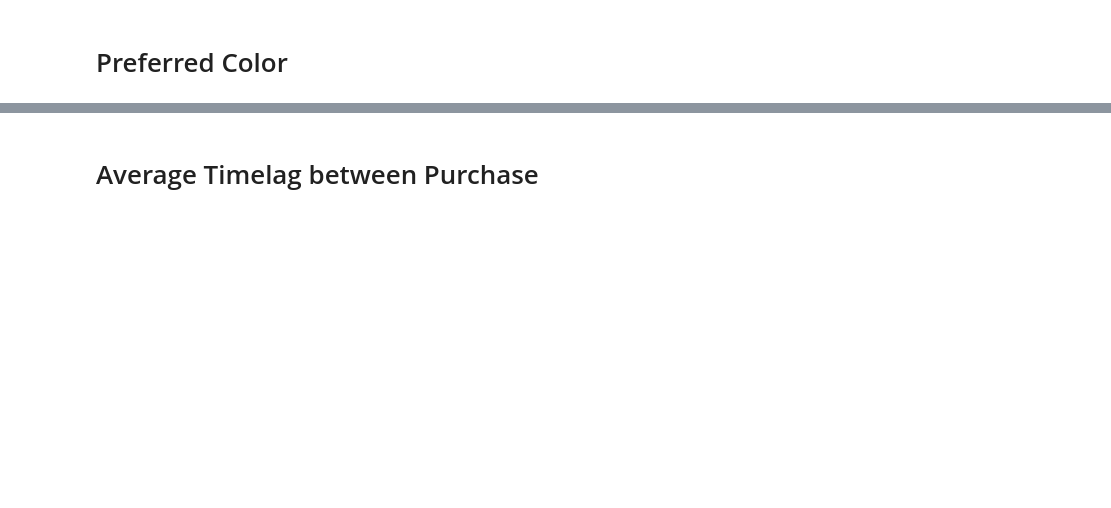
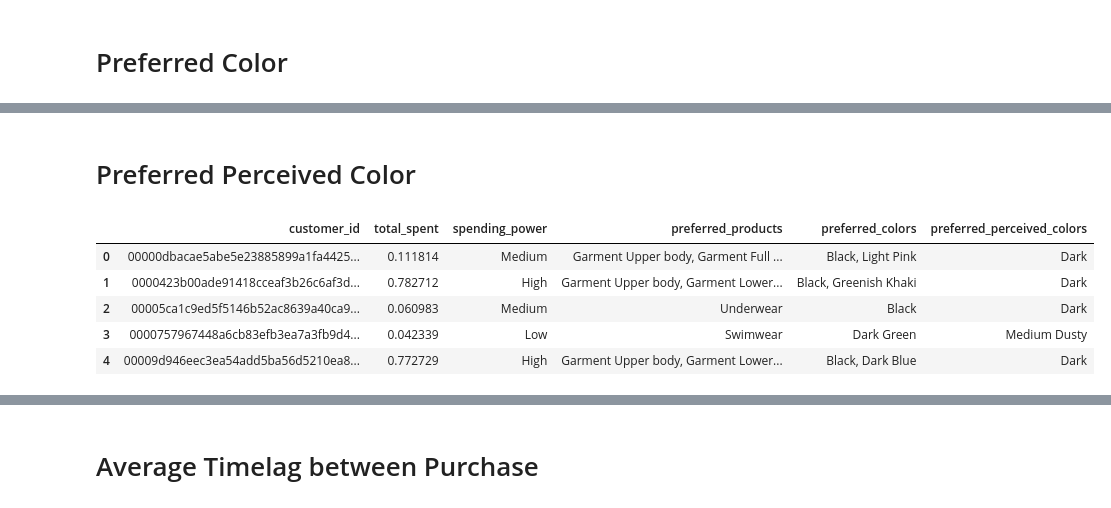
Before and after one commit to aldensiol/FashoReco, a Jupyter notebook: feature-engineering.ipynb, the cells around one changed output, grey strips where cells are left out. Drawn from its saved outputs; the diff is of its cells as text; code cells hidden in the pictures; blank space fills up the shorter version.

Commit message:
remove duplicate customers and create preferred_product_embeddings

```diff
--- a/feature-engineering.ipynb
+++ b/feature-engineering.ipynb
@@ -96,7 +96,9 @@ Name: count, dtype: int64
 # %%
 merged_df = pd.merge(df_t_train, df_i, on='article_id', how='left')
 grouped_df = merged_df.groupby(['customer_id', 'product_group_name']).size().reset_index(name='purchase_count')
-idx = grouped_df.groupby(['customer_id'])['purchase_count'].transform(max) == grouped_df['purchase_count']
-preferred_products = grouped_df[idx][['customer_id', 'product_group_name']]
-df_c_train = pd.merge(df_c_train, preferred_products, on='customer_id', how='left')
-df_c_train.rename(columns={'product_group_name': 'preferred_prod'}, inplace=True)
+top_products = grouped_df.sort_values(by=['customer_id', 'purchase_count'], ascending=[True, False]) \
+    .groupby('customer_id').head(2)
+top_products_str = top_products.groupby('customer_id')['product_group_name'].apply(lambda x: ', '.join(x)).reset_index()
+df_c_train = pd.merge(df_c_train, top_products_str, on='customer_id', how='left')
+df_c_train.rename(columns={'product_group_name': 'preferred_products'}, inplace=True)
+df_c_train.head()
@@ -118,8 +145,10 @@ df_c_test.rename(columns={'product_group_name': 'preferred_prod'}, inplace=True)
 # Preferred Color
 # %%
 merged_df = pd.merge(df_t_train, df_i, on='article_id', how='left')
-grouped_df = merged_df.groupby(['customer_id', 'colour_group_name']).size().reset_index(name='purchase_count')
-idx = grouped_df.groupby(['customer_id'])['purchase_count'].transform(max) == grouped_df['purchase_count']
-preferred_products = grouped_df[idx][['customer_id', 'colour_group_name']]
-df_c_train = pd.merge(df_c_train, preferred_products, on='customer_id', how='left')
-df_c_train.rename(columns={'colour_group_name': 'preferred_color'}, inplace=True)
+grouped_df = merged_df.groupby(['customer_id', 'colour_group_name']).size().reset_index(name='color_purchase_count')
+top_products = grouped_df.sort_values(by=['customer_id', 'color_purchase_count'], ascending=[True, False]) \
+    .groupby('customer_id').head(2)
+top_products_str = top_products.groupby('customer_id')['colour_group_name'].apply(lambda x: ', '.join(x)).reset_index()
+df_c_train = pd.merge(df_c_train, top_products_str, on='customer_id', how='left')
+df_c_train.rename(columns={'colour_group_name': 'preferred_colors'}, inplace=True)
+df_c_train.head()
@@ -139,0 +194,18 @@ df_c_test.rename(columns={'colour_group_name': 'preferred_color'}, inplace=True)
+# %% [markdown]
+# Preferred Perceived Color
+# %%
+merged_df = pd.merge(df_t_train, df_i, on='article_id', how='left')
+grouped_df = merged_df.groupby(['customer_id', 'perceived_colour_value_name']).size().reset_index(name='perceived_color_purchase_count')
+top_products = grouped_df.sort_values(by=['customer_id', 'perceived_color_purchase_count'], ascending=[True, False]) \
+    .groupby('customer_id').head(1)
+top_products_str = top_products.groupby('customer_id')['perceived_colour_value_name'].apply(lambda x: ', '.join(x)).reset_index()
+df_c_train = pd.merge(df_c_train, top_products_str, on='customer_id', how='left')
+df_c_train.rename(columns={'perceived_colour_value_name': 'preferred_perceived_colors'}, inplace=True)
+df_c_train.head()
+# %% [output]
+|  | customer_id | total_spent | spending_power | preferred_products | preferred_colors | preferred_perceived_colors |
+| 0 | 00000dbacae5abe5e23885899a1fa4425... | 0.111814 | Medium | Garment Upper body, Garment Full ... | Black, Light Pink | Dark |
+| 1 | 0000423b00ade91418cceaf3b26c6af3d... | 0.782712 | High | Garment Upper body, Garment Lower... | Black, Greenish Khaki | Dark |
+| 2 | 00005ca1c9ed5f5146b52ac8639a40ca9... | 0.060983 | Medium | Underwear | Black | Dark |
+| 3 | 0000757967448a6cb83efb3ea7a3fb9d4... | 0.042339 | Low | Swimwear | Dark Green | Medium Dusty |
+| 4 | 00009d946eec3ea54add5ba56d5210ea8... | 0.772729 | High | Garment Upper body, Garment Lower... | Black, Dark Blue | Dark |
```
Also changed, not shown: parts of 14 cells of this notebook, 1 other file.
